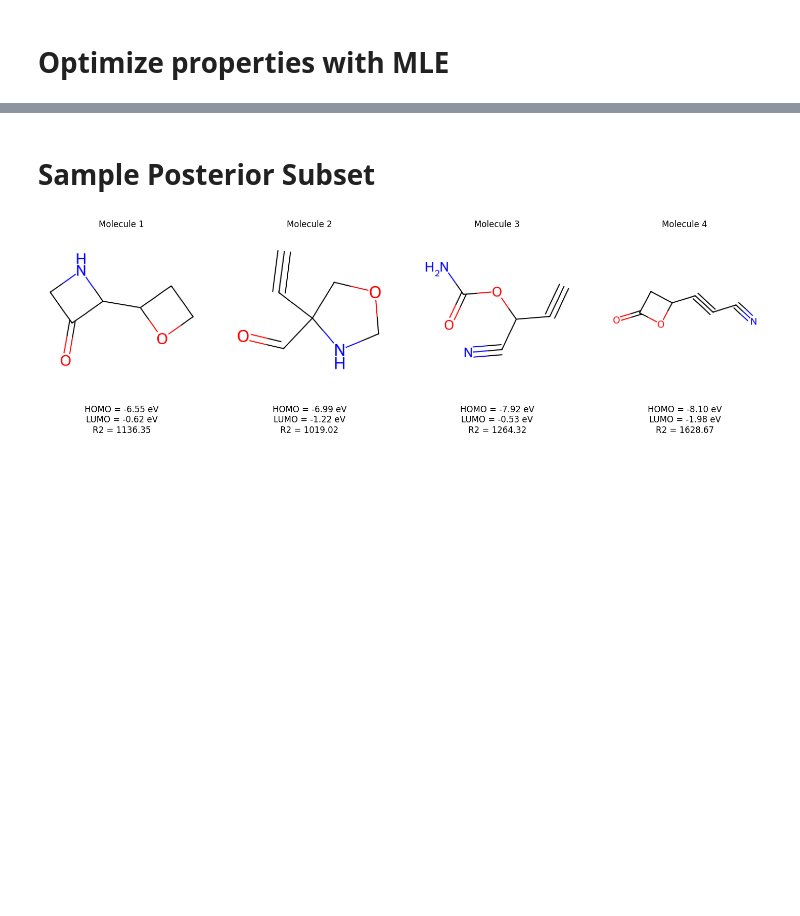
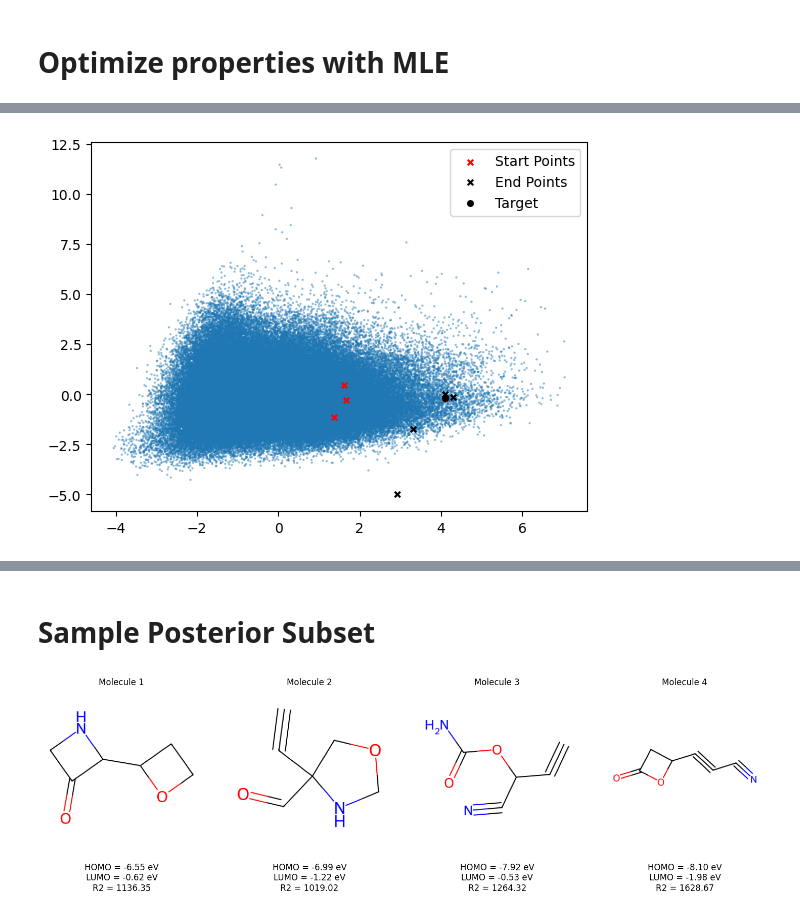
Before and after one commit to pkmtum/Molecular_Generative_Modeling, a Jupyter notebook: source/property_optimization.ipynb, the cells around one changed output, grey strips where cells are left out. Drawn from its saved outputs; the diff is of its cells as text; code cells hidden in the pictures; blank space fills up the shorter version.

```diff
--- a/source/property_optimization.ipynb
+++ b/source/property_optimization.ipynb
@@ -82,0 +100,57 @@ def optimize_z_for_properties(model, z, properties):
+# %%
+prop_opt = "lumo"
+
+from sklearn.decomposition import PCA
+from sklearn.preprocessing import MinMaxScaler
+
+
+# do pca and normalize
+z = z_pca
+pca_transform = PCA(n_components=2)
+pca_transform = pca_transform.fit(z)
+Z_pca = pca_transform.transform(z)
+#Z_pca = MinMaxScaler().fit_transform(Z_pca)
+
+df = pd.DataFrame(np.transpose((Z_pca[:,0],Z_pca[:,1])))
+df.columns = ['x','y']
+#sdf[prop_opt] = ((prop_df[model.properties] - target_properties[0]))[prop_opt]
+
+scatter = plt.scatter(x=df['x'], y=df['y'], marker='.',
+            s=10, alpha=0.5, edgecolors='none')
+
+target_index = 3
+
+batch = next(iter(val_loader))
+z_start_gpu = model.encode_mean(batch).detach()
+z_start = z_start_gpu.cpu().numpy()
+Z_pca = pca_transform.transform(z_start)
+df = pd.DataFrame(np.transpose((Z_pca[:,0],Z_pca[:,1])))
+df.columns = ['x','y']
+
+scatter = plt.scatter(x=df['x'], y=df['y'], color="red",
+            marker='x', s=16, alpha=1.0, label="Start Points")
+
+end_z = optimize_z_for_properties(
+        model=model,
+        z=z_start_gpu,
+        properties=batch[target_index].y
+    )
+z_end = end_z.cpu().detach().numpy()
+Z_pca = pca_transform.transform(z_end)
+df = pd.DataFrame(np.transpose((Z_pca[:,0],Z_pca[:,1])))
+df.columns = ['x','y']
+
+scatter = plt.scatter(x=df['x'], y=df['y'], color="black",
+            marker='x', s=16, alpha=1.0, label="End Points")
+
+Z_pca = pca_transform.transform(z_start[target_index:target_index+1])
+df = pd.DataFrame(np.transpose((Z_pca[:,0],Z_pca[:,1])))
+df.columns = ['x','y']
+
+scatter = plt.scatter(x=df['x'], y=df['y'], color="black",
+            marker='o', s=16, alpha=1.0, label="Target")
+
+#plt.colorbar(scatter, label=prop_opt)
+plt.legend()
+plt.show()
+# %% [output]
@@ -83,3 +158,4 @@ def optimize_z_for_properties(model, z, properties):
+[figure, added]
 # %%
 ###################################################
 # plot molecules with target properties
```
Also changed, not shown: parts of 6 cells of this notebook, 3 other files.
